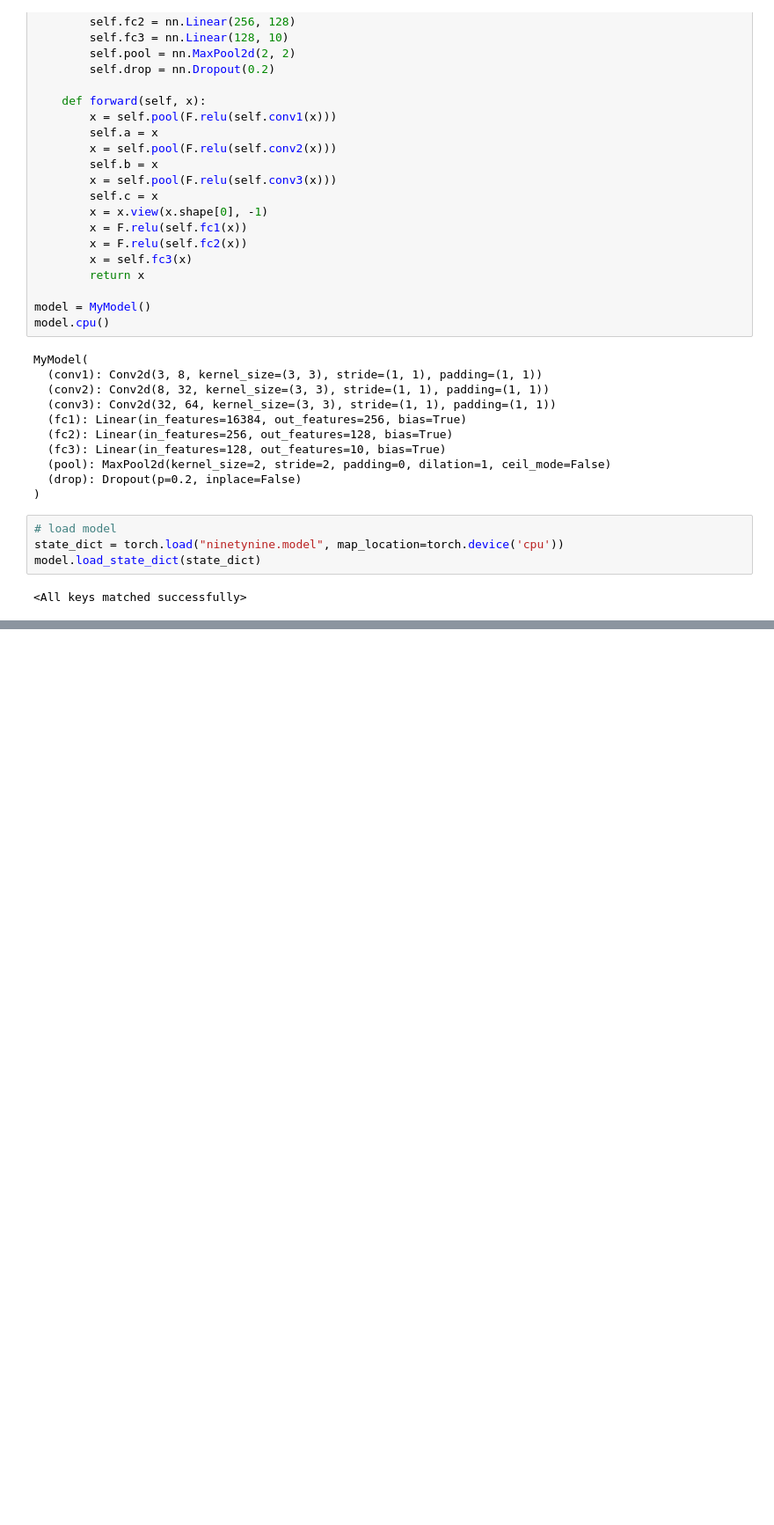
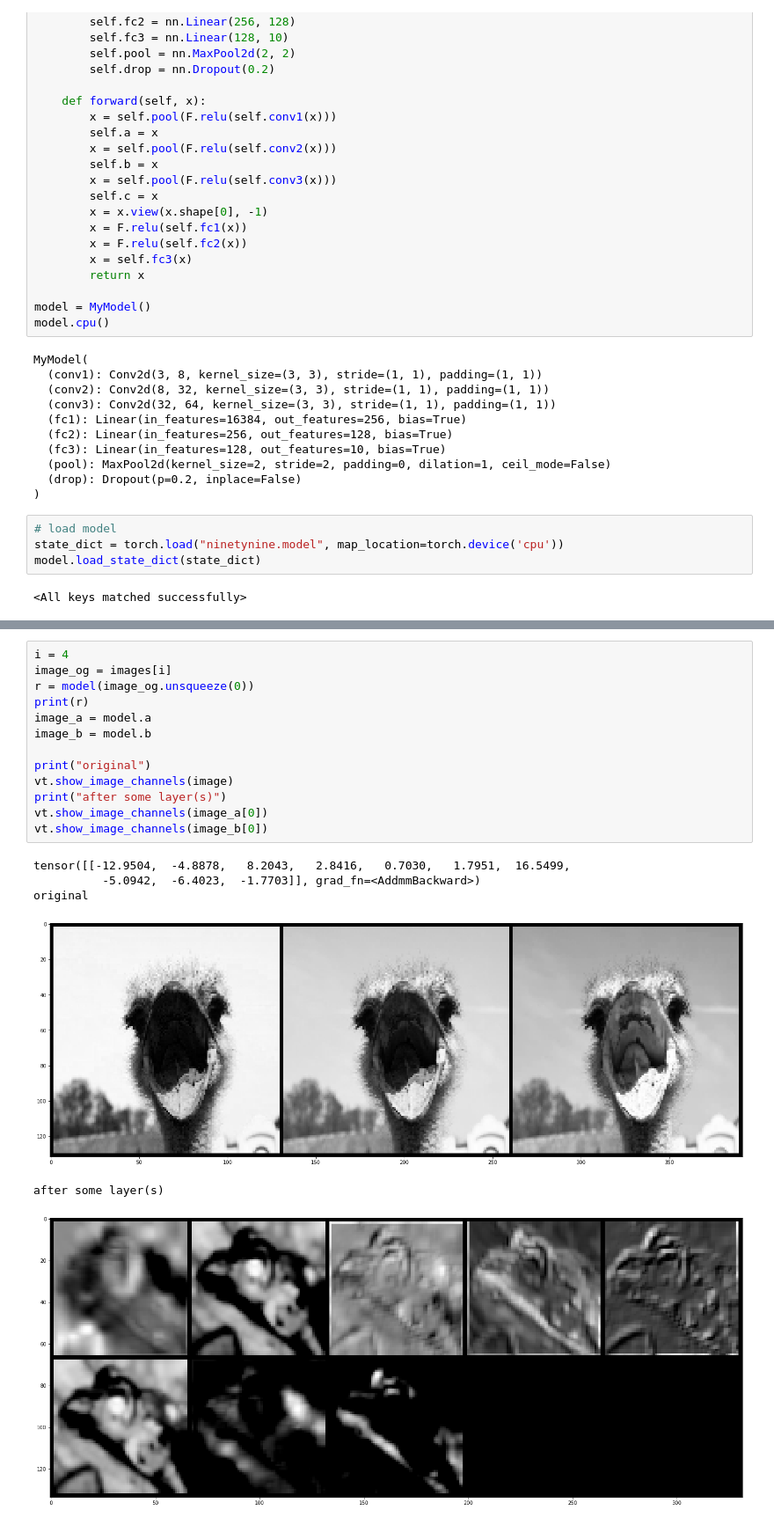
Before and after one commit to pvdklei/modelsmakemodels, a Jupyter notebook: pepijn/cifar10_model_visual.ipynb, the cells around one changed output, grey strips where cells are left out. Shown at 88% size. Saved outputs shown, nothing was run; the diff lists cells and outputs as text; blank space fills up the shorter version.

```diff
--- a/pepijn/cifar10_model_visual.ipynb
+++ b/pepijn/cifar10_model_visual.ipynb
@@ -82,0 +78,20 @@ vt.show_image_channels(image_og)
+# %%
+i = 4
+image_og = images[i]
+r = model(image_og.unsqueeze(0))
+print(r)
+image_a = model.a
+image_b = model.b
+
+print("original")
+vt.show_image_channels(image)
+print("after some layer(s)")
+vt.show_image_channels(image_a[0])
+vt.show_image_channels(image_b[0])
+# %% [output]
+tensor([[-12.9504,  -4.8878,   8.2043,   2.8416,   0.7030,   1.7951,  16.5499,
+          -5.0942,  -6.4023,  -1.7703]], grad_fn=<AddmmBackward>)
+original
+[figure, added]
+after some layer(s)
+[figure, added]
```
Also changed, not shown: parts of 7 cells of this notebook, 5 other files.
